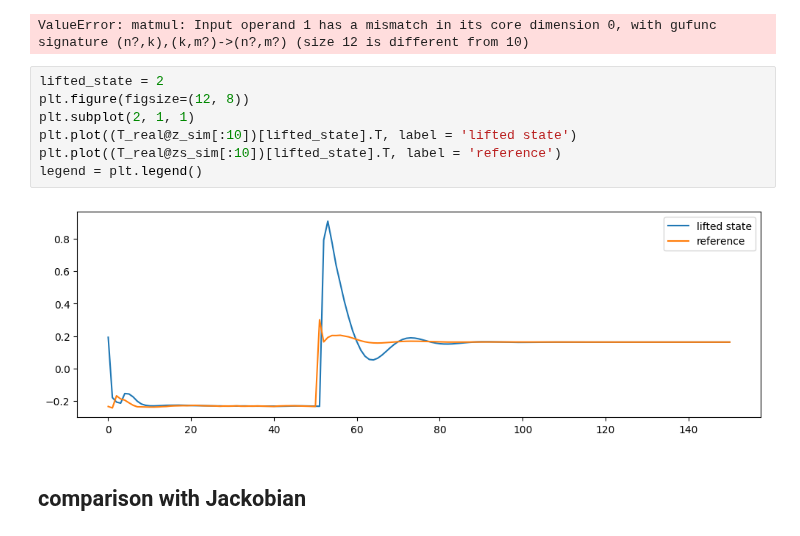
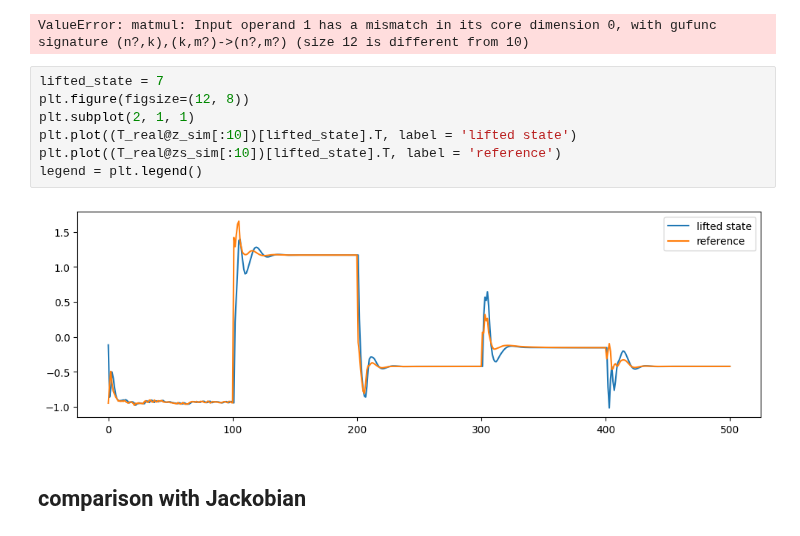
Before and after one commit to PatrikValabek/offset-free-koopman-mpc, a Jupyter notebook: control/offset_free_JT_Jk_tests.ipynb, the cells around one changed output. Saved outputs shown, nothing was run; the diff lists cells and outputs as text.

```diff
--- a/control/offset_free_JT_Jk_tests.ipynb
+++ b/control/offset_free_JT_Jk_tests.ipynb
@@ -445,14 +468,14 @@ T_real@z_sim
 # %% [output]
 ValueError: matmul: Input operand 1 has a mismatch in its core dimension 0, with gufunc signature (n?,k),(k,m?)->(n?,m?) (size 12 is different from 10)
 # %%
-lifted_state = 2
+lifted_state = 7
 plt.figure(figsize=(12, 8))
 plt.subplot(2, 1, 1)
 plt.plot((T_real@z_sim[:10])[lifted_state].T, label = 'lifted state')
 plt.plot((T_real@zs_sim[:10])[lifted_state].T, label = 'reference')
 legend = plt.legend()
 # %% [output]
-[figure, old version]
+[figure, new version]
 # %% [markdown]
 ## comparison with Jackobian
 # %%
```
Also changed, not shown: parts of 22 cells of this notebook, 12 other files.
